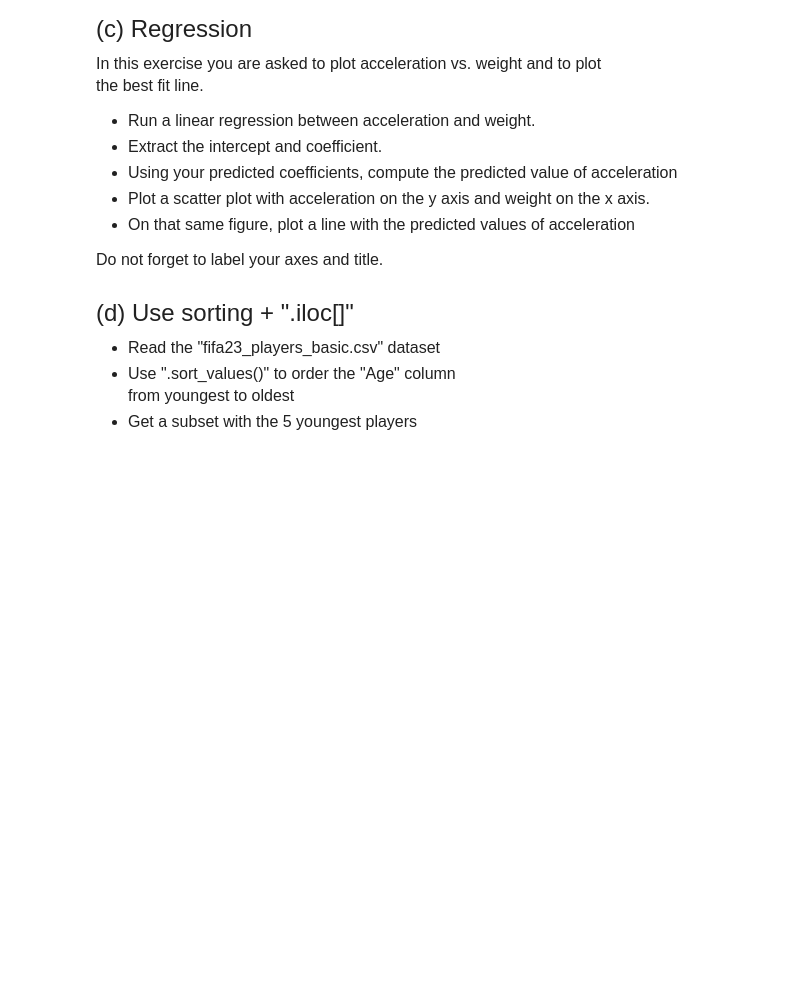
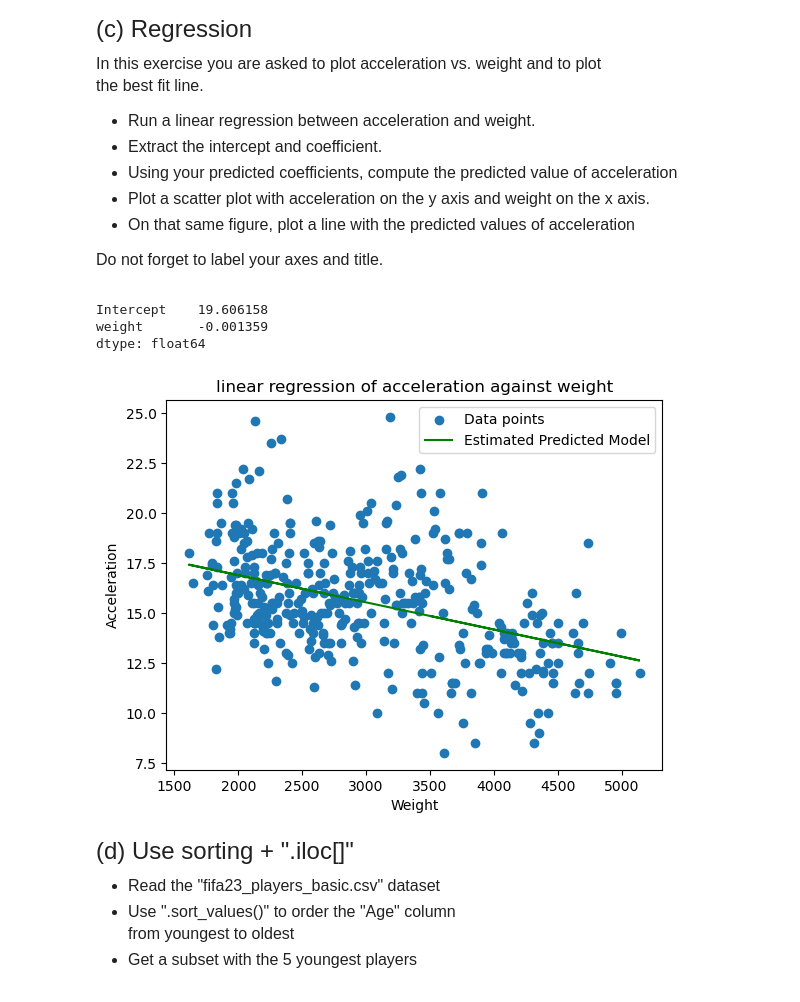
Before and after one commit to aliu235/qtm151spring2024, a Jupyter notebook: HW/assignment6/assignment6.ipynb, the cells around one changed output. Drawn from its saved outputs; the diff is of its cells as text; code cells hidden in the pictures; blank space fills up the shorter version.

```diff
--- a/HW/assignment6/assignment6.ipynb
+++ b/HW/assignment6/assignment6.ipynb
@@ -66,0 +85,15 @@
+# %%
+# Write your answer here:
+
+carfeatures = pd.read_csv("Data/features.csv")
+
+threshold = 3000
+
+greater = carfeatures.query("weight > @threshold")
+less = carfeatures.query("weight <= @threshold")
+
+mean_greater = greater['acceleration'].mean()
+mean_less = less['acceleration'].mean()
+
+print(f"Mean acceleration for cars with weight greather than 3000 is {mean_greater}")
+print(f"Mean acceleration for cars with weight less than or equal to 3000 is {mean_less}")
@@ -86,3 +120,28 @@ Do not forget to label your axes and title.
+# %%
+# Write your answer here:
+
+model = smf.ols(formula = 'acceleration ~ weight', data = carfeatures)
+results = model.fit()
+
+b_list = results.params
+print(b_list)
+
+carfeatures["p_estimated"] = b_list[0] + b_list[1] * carfeatures['weight']
+
+plt.scatter(x=carfeatures["weight"], y=carfeatures["acceleration"])
+plt.plot(carfeatures["weight"], carfeatures["p_estimated"], color = 'green')
+
+plt.legend(labels = ["Data points", "Estimated Predicted Model"])
+plt.title("linear regression of acceleration against weight")
+plt.xlabel("Weight")
+plt.ylabel("Acceleration")
+
+plt.show()
+# %% [output]
+Intercept    19.606158
+weight       -0.001359
+dtype: float64
+[figure, added]
 # %% [markdown]
 <font size = "5">
 
```
Also changed, not shown: parts of 8 cells of this notebook, 3 other files.
